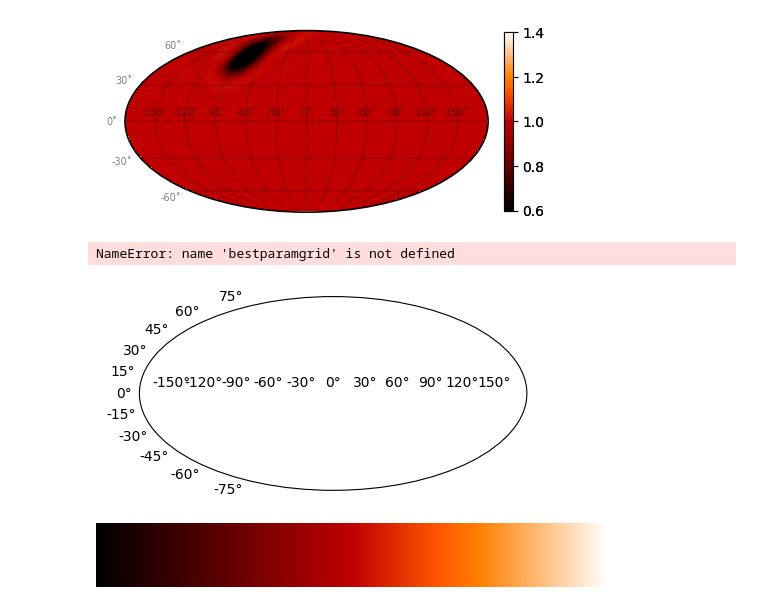
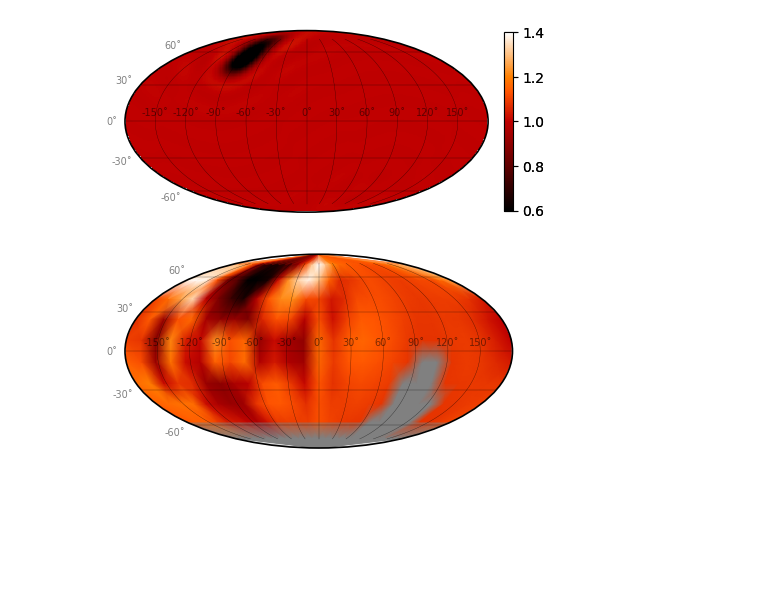
Before and after one commit to alphalyncis/igrins_doppler_imaging, a Jupyter notebook: src/scripts/test_simperiod.ipynb, the cells around one changed output. Drawn from its saved outputs; the diff is of its cells as text; code cells hidden in the pictures; blank space fills up the shorter version.

Commit message:
fixed code for period

```diff
--- a/src/scripts/test_simperiod.ipynb
+++ b/src/scripts/test_simperiod.ipynb
@@ -20,11 +20,11 @@ contrast = 0.5
 roll = 0
 
 tobs = 5
-period = 5
+period = 12
 period_true = period
 
 #modelspec = "t1400g1000f8"
-goodchips_sim[instru][target][band] = [2,3,4]
+goodchips_sim[instru][target][band] = [4]
 savedir = f"sim_period/{period_true}"
 
 #################### Automatic ####################################
@@ -297,18 +252,0 @@ fig.savefig(paths.figures / savedir / f"bestparamgrid_r.png", dpi=300, bbox_inch
-# %%
-fig = plt.figure(figsize=(5,3))
-ax = fig.add_subplot(111, projection='mollweide')
-lon = np.linspace(-np.pi, np.pi, fakemap.shape[1])
-lat = np.linspace(-np.pi/2., np.pi/2., fakemap.shape[0])
-Lon,Lat = np.meshgrid(lon,lat)
-im = ax.pcolormesh(Lon, Lat, fakemap, cmap="gist_heat", shading='gouraud', vmax=1.4, vmin=0.6)
-#ax.axhspan(-np.pi/2, -58.4/180*np.pi, color='gray', alpha=0.3)
-#contour = ax.contour(Lon, Lat, gaussian_filter(bestparamgrid, sigma), clevel, colors='white', linewidths=0.5)
-fig.colorbar(im, fraction=0.023, pad=0.04)
-yticks = np.linspace(-np.pi/2, np.pi/2, 7)[1:-1]
-xticks = np.linspace(-np.pi, np.pi, 13)[1:-1]
-ax.set_yticks(yticks, labels=[f'{deg:.0f}˚' for deg in yticks*180/np.pi], fontsize=7, alpha=0.5)
-ax.set_xticks(xticks, labels=[f'{deg:.0f}˚' for deg in xticks*180/np.pi], fontsize=7, alpha=0.5)
-ax.grid('major', color='k', linewidth=0.25, alpha=0.7)
-for item in ax.spines.values():
-    item.set_linewidth(1.2)
-fig.savefig(paths.figures / savedir / f"bestparamgrid_r.png", dpi=300, bbox_inches='tight')
@@ -348,28 +281,23 @@ for item in ax.spines.values():
 # %%
 vmin, vmax= 85, 110
 cmap = plt.cm.gist_heat
 cmap.set_bad('gray', 1)
 fig = plt.figure(figsize=(5,3))
 ax = fig.add_subplot(111, projection='mollweide')
 lon = np.linspace(-np.pi, np.pi, bestparamgrid.shape[1])
 lat = np.linspace(-np.pi/2., np.pi/2., bestparamgrid.shape[0])
 Lon,Lat = np.meshgrid(lon,lat)
-im = ax.pcolormesh(Lon, Lat, bestparamgrid, cmap=cmap, shading='gouraud', vmin=vmin, vmax=vmax)
+im = ax.pcolormesh(Lon, Lat, bestparamgrid_r, cmap=cmap, shading='gouraud', vmin=vmin, vmax=vmax)
 
 ax.axhspan(-np.pi/2, -58/180*np.pi, color='gray', alpha=0.3)
 #contour = ax.contour(Lon, Lat, gaussian_filter(bestparamgrid, sigma), clevel, colors='white', linewidths=0.5)
 #fig.colorbar(im)
 yticks = np.linspace(-np.pi/2, np.pi/2, 7)[1:-1]
 xticks = np.linspace(-np.pi, np.pi, 13)[1:-1]
 ax.set_yticks(yticks, labels=[f'{deg:.0f}˚' for deg in yticks*180/np.pi], fontsize=7, alpha=0.5)
 ax.set_xticks(xticks, labels=[f'{deg:.0f}˚' for deg in xticks*180/np.pi], fontsize=7, alpha=0.5)
 ax.grid('major', color='k', linewidth=0.25, alpha=0.7)
 for item in ax.spines.values():
     item.set_linewidth(1.2)
 # %% [output]
-NameError: name 'bestparamgrid' is not defined
-[figure, old version]
+[figure, new version]
-# %%
-cmap
-# %% [output]
-[figure, removed]
```
Also changed, not shown: parts of 11 cells of this notebook, 2 other files.
